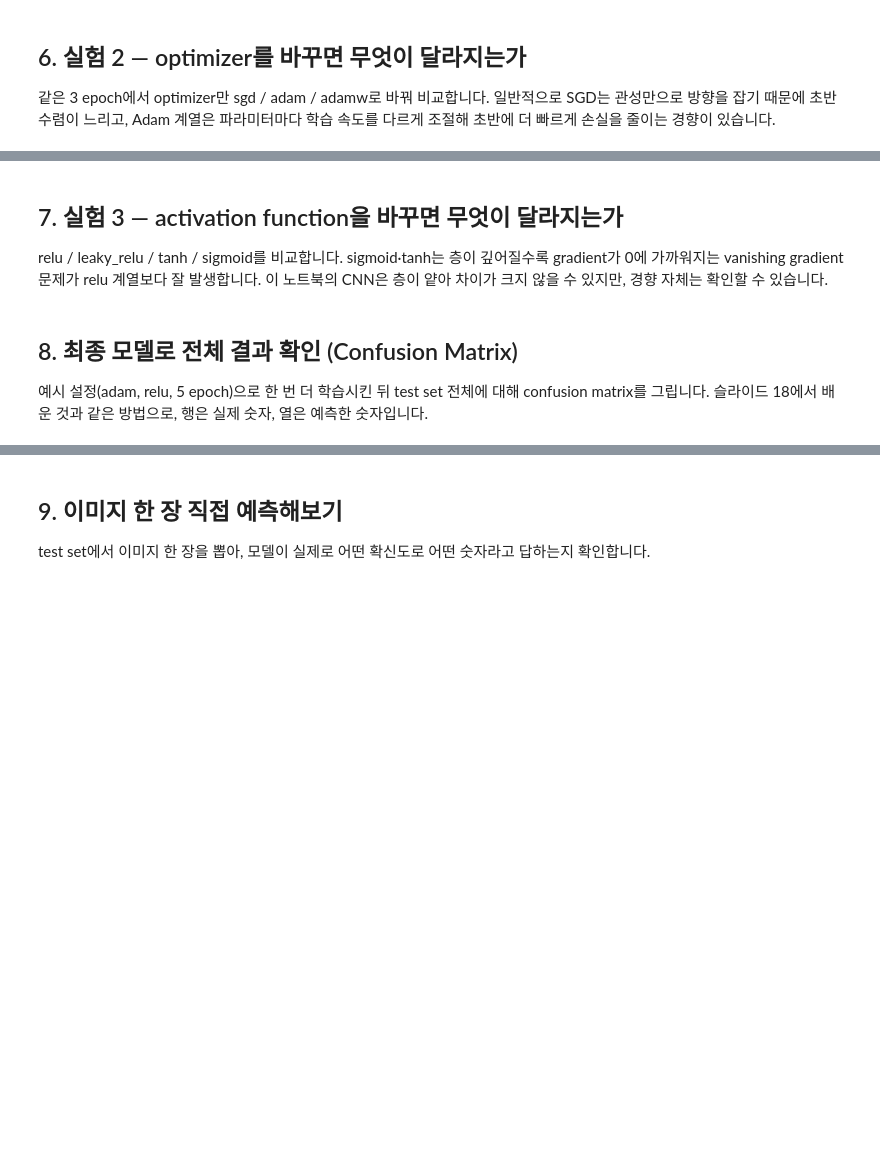
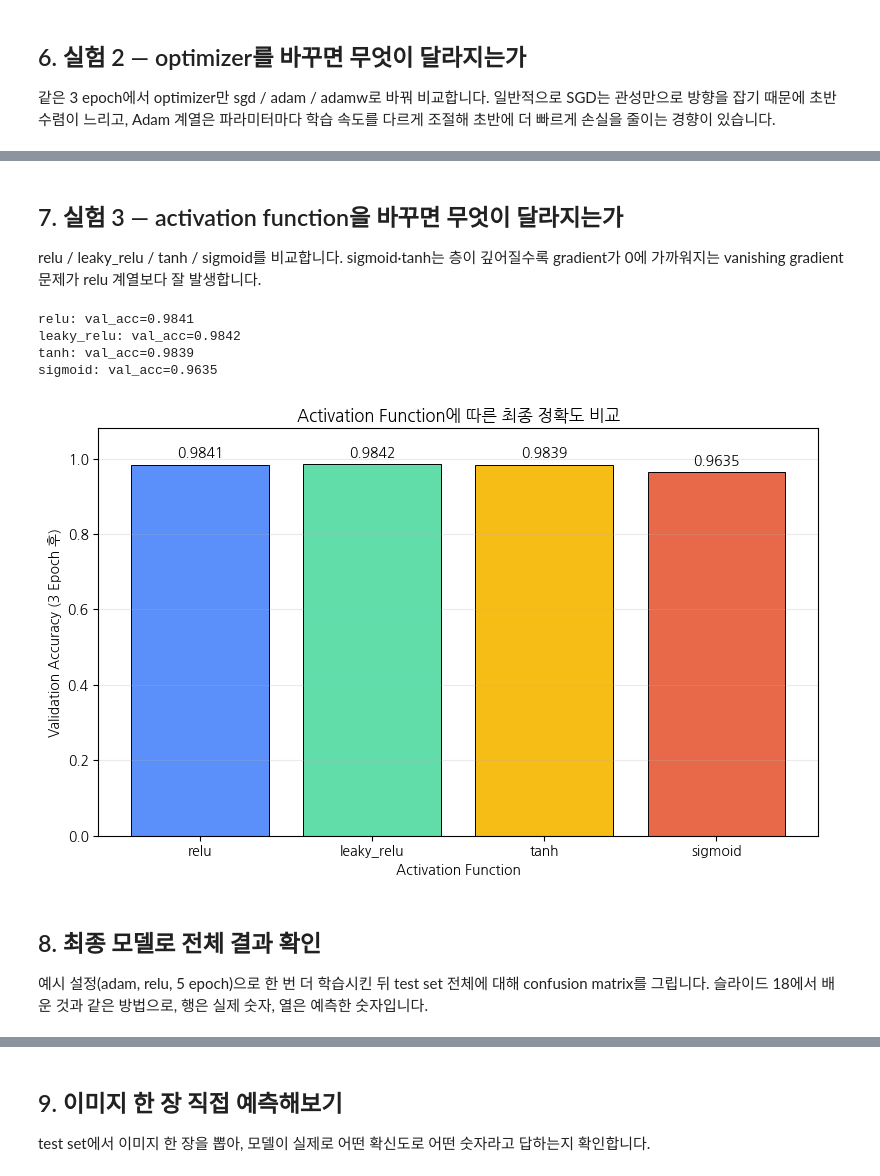
Before and after one commit to Hwk040319/MJY-ML, a Jupyter notebook: 02_cnn_theory_mnist.ipynb, the cells around one changed output, grey strips where cells are left out. Drawn from its saved outputs; the diff is of its cells as text; code cells hidden in the pictures; blank space fills up the shorter version.

```diff
--- a/02_cnn_theory_mnist.ipynb
+++ b/02_cnn_theory_mnist.ipynb
@@ -282,21 +294,75 @@ plt.show()
 
 relu / leaky_relu / tanh / sigmoid를 비교합니다. sigmoid·tanh는 층이 깊어질수록
 gradient가 0에 가까워지는 vanishing gradient 문제가 relu 계열보다 잘 발생합니다.
-이 노트북의 CNN은 층이 얕아 차이가 크지 않을 수 있지만, 경향 자체는 확인할 수 있습니다.
 # %%
 act_results = {}
-for act_name in ['relu', 'leaky_relu', 'tanh', 'sigmoid']:
-    _, history = train_model(epochs=3, optimizer_name='adam', activation=act_name, verbose=False)
+
+for act_name in ["relu", "leaky_relu", "tanh", "sigmoid"]:
+    _, history = train_model(
+        epochs=3,
+        optimizer_name="adam",
+        activation=act_name,
+        verbose=False
+    )
+
     act_results[act_name] = history
-    print(f'{act_name}: val_acc={history["val_acc"][-1]:.4f}')
 
-plt.figure(figsize=(6, 4))
-plt.bar(act_results.keys(), [h['val_acc'][-1] for h in act_results.values()])
-plt.ylabel('validation accuracy (3 epoch 후)')
-plt.title('activation function에 따른 최종 정확도 비교')
+    print(
+        f"{act_name}: "
+        f"val_acc={history['val_acc'][-1]:.4f}"
+    )
+
+
+activation_names = list(act_results.keys())
+
+accuracy_values = [
+    history["val_acc"][-1]
+    for history in act_results.values()
+]
+
+# 활성화 함수별로 사용할 색상입니다.
+colors = [
+    "#5B8FF9",  # ReLU: 파란색
+    "#61DDAA",  # Leaky ReLU: 초록색
+    "#F6BD16",  # Tanh: 노란색
+    "#E8684A"   # Sigmoid: 빨간색
+]
+
+plt.figure(figsize=(8, 5))
+
+bars = plt.bar(
+    activation_names,
+    accuracy_values,
+    color=colors,
+    edgecolor="black",
+    linewidth=0.7
+)
+
+# 각 막대 위에 정확도를 표시합니다.
+plt.bar_label(
+    bars,
+    labels=[
+        f"{accuracy:.4f}"
+        for accuracy in accuracy_values
+    ],
+    padding=3
+)
+
+plt.xlabel("Activation Function")
+plt.ylabel("Validation Accuracy (3 Epoch 후)")
+plt.title("Activation Function에 따른 최종 정확도 비교")
+plt.ylim(0, 1.08)
+plt.grid(axis="y", alpha=0.25)
+plt.tight_layout()
 plt.show()
+# %% [output]
+relu: val_acc=0.9841
+leaky_relu: val_acc=0.9842
+tanh: val_acc=0.9839
+sigmoid: val_acc=0.9635
+[figure, added]
 # %% [markdown]
-## 8. 최종 모델로 전체 결과 확인 (Confusion Matrix)
+## 8. 최종 모델로 전체 결과 확인
 
 예시 설정(adam, relu, 5 epoch)으로 한 번 더 학습시킨 뒤
 test set 전체에 대해 confusion matrix를 그립니다. 슬라이드 18에서 배운 것과 같은 방법으로,
```
Also changed, not shown: parts of 10 cells of this notebook, 2 other files.
